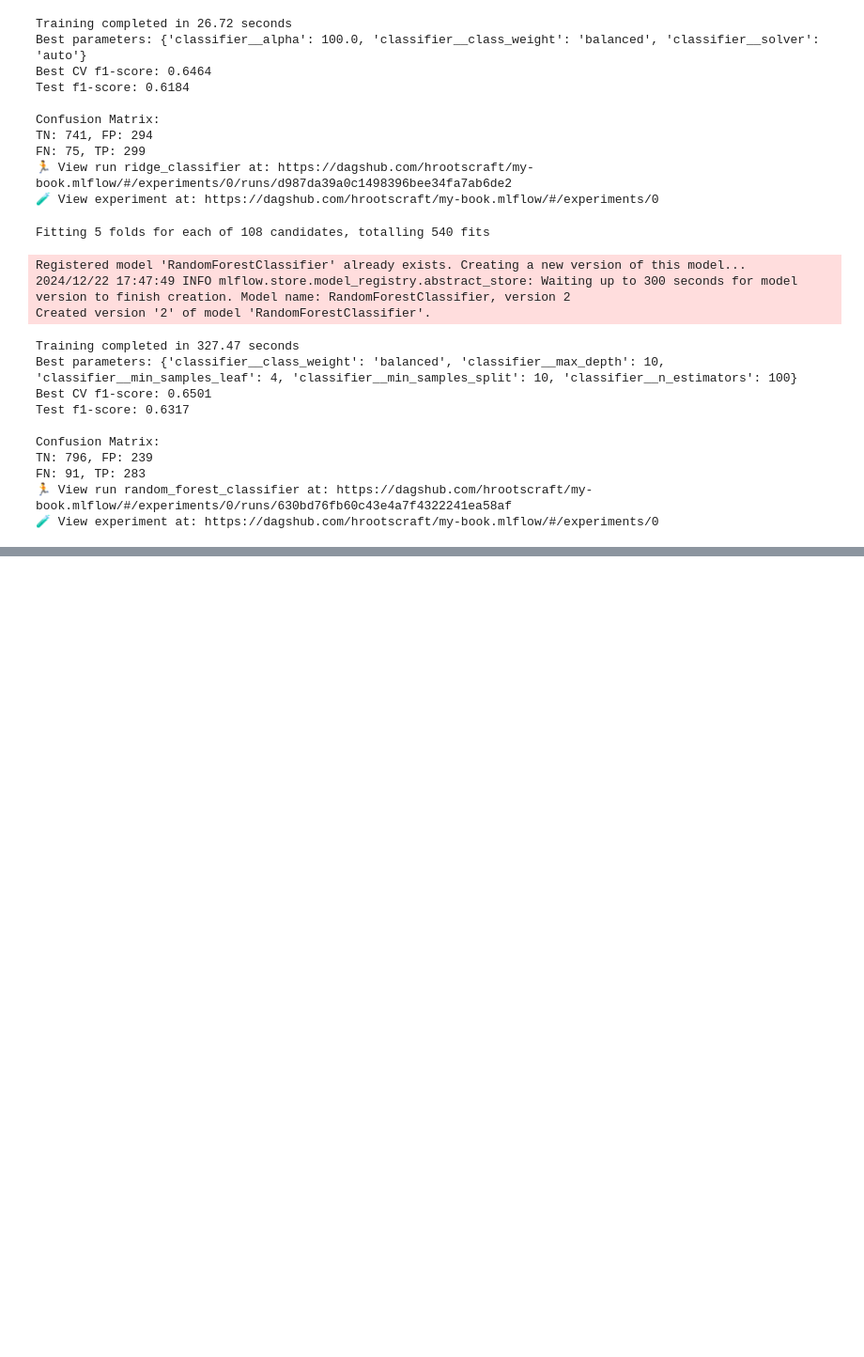
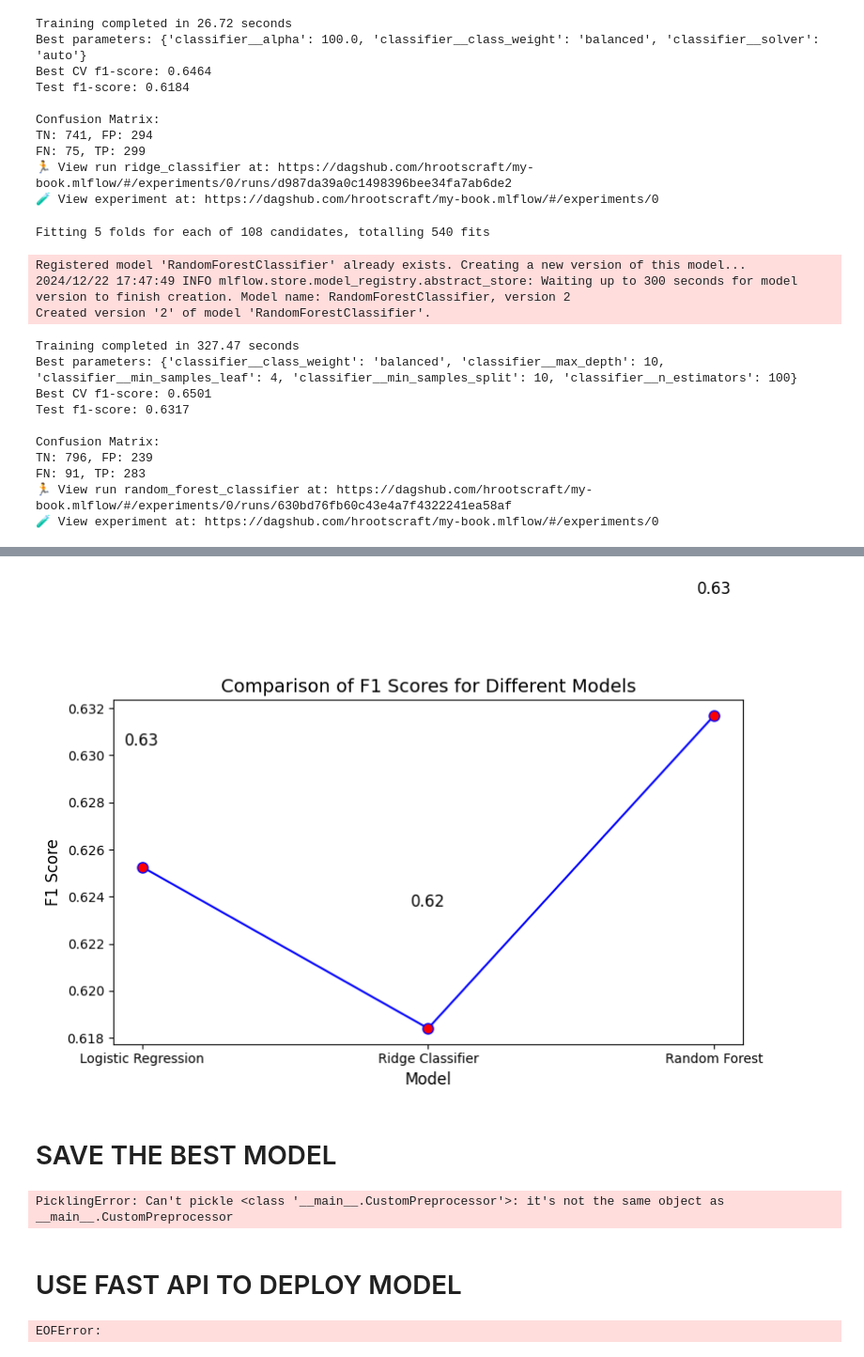
Before and after one commit to hrootscraft/my-book, a Jupyter notebook: _sources/book/3.ipynb, the cells around one changed output, grey strips where cells are left out. Shown at 94% size. Saved outputs shown, nothing was run; the diff lists cells and outputs as text; code cells hidden in the pictures; blank space fills up the shorter version.

Commit message:
deploy: b8931efff77b3b2be4697e24859e61ce94f6a147

```diff
--- a/_sources/book/3.ipynb
+++ b/_sources/book/3.ipynb
@@ -189,7 +189,7 @@ def train_logistic_regression(X_train, X_test, y_train, y_test, cv_folds=5):
         print(f"TN: {tn}, FP: {fp}")
         print(f"FN: {fn}, TP: {tp}")
 
-        return grid_search.best_estimator_
+        return grid_search.best_estimator_, f1
 # %%
 logi_model = train_logistic_regression(X_train, X_test, y_train, y_test)
 # %% [output]
@@ -283,7 +283,7 @@ def train_ridge_classifier(X_train, X_test, y_train, y_test, cv_folds=5):
         print(f"TN: {tn}, FP: {fp}")
         print(f"FN: {fn}, TP: {tp}")
 
-        return grid_search.best_estimator_
+        return grid_search.best_estimator_, f1
 # %%
 ridge_model = train_ridge_classifier(X_train, X_test, y_train, y_test)
 # %% [output]
@@ -377,7 +377,7 @@ def train_random_forest_classifier(X_train, X_test, y_train, y_test, cv_folds=5)
         print(f"TN: {tn}, FP: {fp}")
         print(f"FN: {fn}, TP: {tp}")
 
-        return grid_search.best_estimator_
+        return grid_search.best_estimator_, f1
 # %%
 rndf_model = train_random_forest_classifier(X_train, X_test, y_train, y_test)
 # %% [output]
@@ -397,0 +400,16 @@ FN: 91, TP: 283
+# %%
+import matplotlib.pyplot as plt
+import numpy as np
+
+# Train the models and get their F1 scores
+logistic_regression_model, logistic_regression_f1 = train_logistic_regression(X_train, X_test, y_train, y_test)
+ridge_classifier_model, ridge_classifier_f1 = train_ridge_classifier(X_train, X_test, y_train, y_test)
+random_forest_model, random_forest_f1 = train_random_forest_classifier(X_train, X_test, y_train, y_test)
+
+# Store the F1 scores
+model_names = ['Logistic Regression', 'Ridge Classifier', 'Random Forest']
+f1_scores = [logistic_regression_f1, ridge_classifier_f1, random_forest_f1]
+
+# Print the F1 scores for verification
+for model, f1 in zip(model_names, f1_scores):
+    print(f"{model}: F1 Score = {f1:.4f}")
@@ -397,0 +462,58 @@ FN: 91, TP: 283
+# %%
+plt.figure(figsize=(8, 6))
+
+# Create a line plot
+plt.plot(model_names, f1_scores, marker='o', linestyle='-', color='b', markerfacecolor='red', markersize=8)
+
+# Add annotations for each point
+for i, score in enumerate(f1_scores):
+    plt.text(model_names[i], score + 0.005, f'{score:.2f}', ha='center', va='bottom', fontsize=12)
+
+# Add titles and labels
+plt.title('Comparison of F1 Scores for Different Models', fontsize=14)
+plt.xlabel('Model', fontsize=12)
+plt.ylabel('F1 Score', fontsize=12)
+
+# Show the plot
+plt.tight_layout()
+plt.show()
+# %% [output]
+[figure, added]
+# %% [markdown]
+# SAVE THE BEST MODEL
+# %%
+import joblib
+
+# Save the trained model to a pickle file
+joblib.dump(rndf_model, 'rndf_model.pkl')
+# %% [output]
+PicklingError: Can't pickle <class '__main__.CustomPreprocessor'>: it's not the same object as __main__.CustomPreprocessor
+# %% [markdown]
+# USE FAST API TO DEPLOY MODEL
+# %%
+from fastapi import FastAPI
+import joblib
+import numpy as np
+
+# Initialize FastAPI app
+app = FastAPI()
+
+# Load the saved model
+model = joblib.load('rndf_model.pkl')
+
+@app.post("/predict/")
+async def predict(features: list):
+    """
+    Endpoint to make predictions.
+    :param features: List of input features for prediction.
+    :return: Predicted class or probabilities.
+    """
+    # Convert input features to a NumPy array
+    input_data = np.array(features).reshape(1, -1)
+
+    # Make prediction using the loaded model
+    prediction = model.predict(input_data)
+
+    return {"prediction": prediction.tolist()}
+# %% [output]
+EOFError:
```
Also changed, not shown: parts of 2 cells of this notebook, 13 other files.
